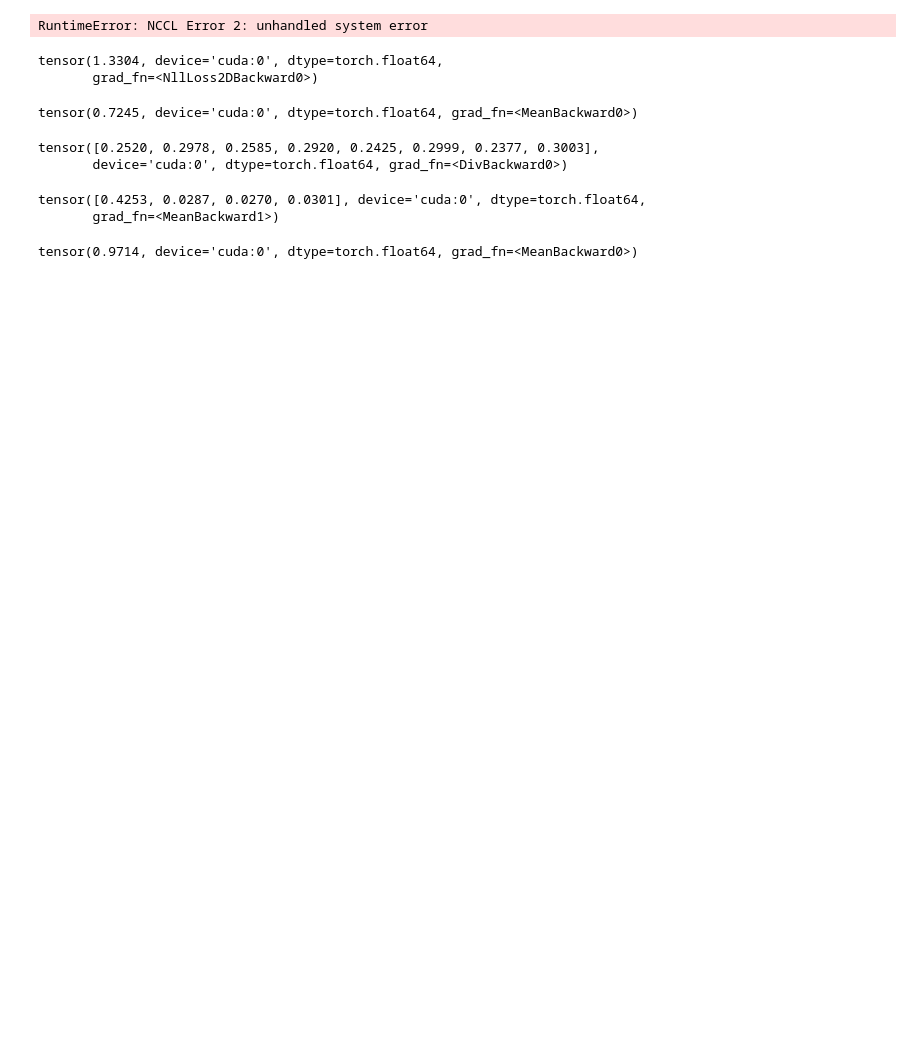
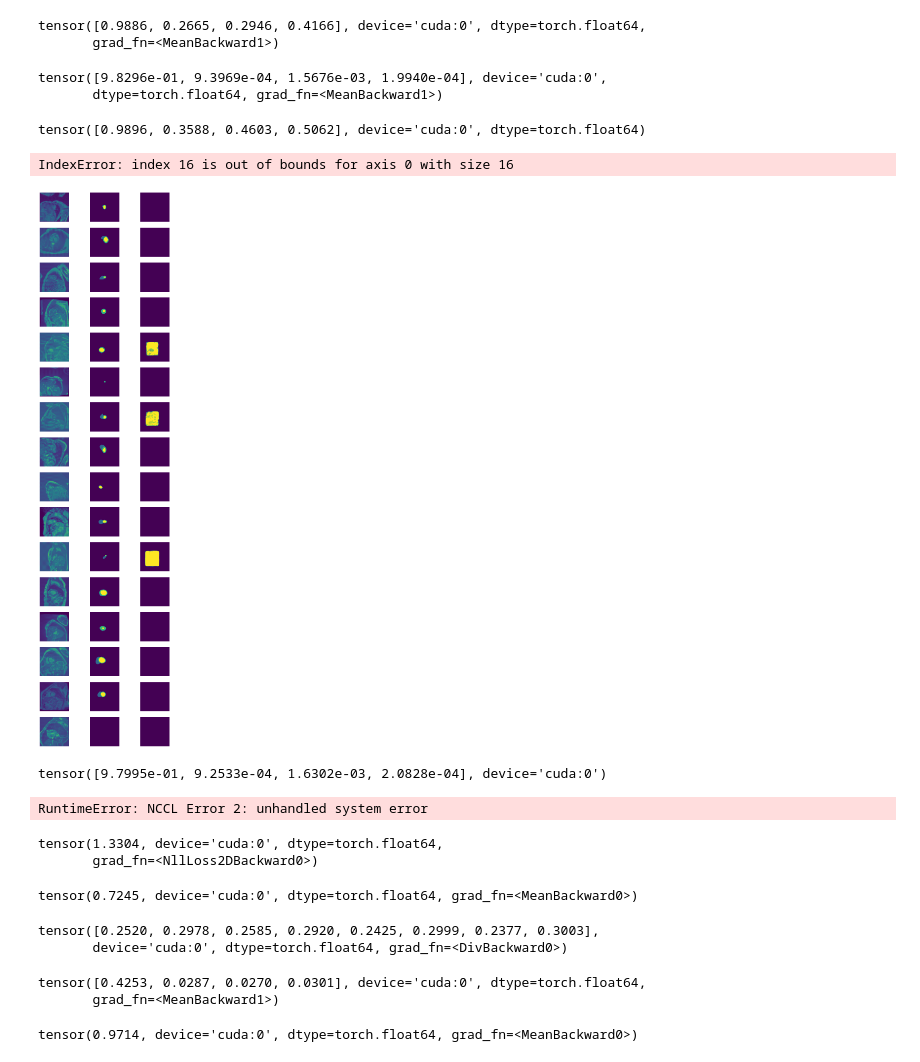
Before and after one commit to arnauddhaene/tagroi, a Jupyter notebook: notebooks/debug.ipynb, the cells around one changed output. Drawn from its saved outputs; the diff is of its cells as text; code cells hidden in the pictures; blank space fills up the shorter version.

```diff
--- a/notebooks/debug.ipynb
+++ b/notebooks/debug.ipynb
@@ -61,0 +43,2 @@ amp = True
+# %%
+model = model.to(device)
@@ -62,3 +49,43 @@ amp = True
+# %%
+images, targets = next(iter(loader_train))
+images, targets = images.double().to(device), targets.long().to(device)
+# %%
+# model.eval()
+outputs = model(images)
+# %%
+prediction = F.softmax(outputs, dim=1).argmax(dim=1)
+# %%
+# without model.eval()
+dice_score(outputs, targets)
+# %% [output]
+tensor([0.9886, 0.2665, 0.2946, 0.4166], device='cuda:0', dtype=torch.float64,
+       grad_fn=<MeanBackward1>)
+# %%
+# with model.eval()
+dice_score(outputs, targets)
+# %% [output]
+tensor([9.8296e-01, 9.3969e-04, 1.5676e-03, 1.9940e-04], device='cuda:0',
+       dtype=torch.float64, grad_fn=<MeanBackward1>)
+# %%
+# no grad
+dice_score(outputs, targets)
+# %% [output]
+tensor([0.9896, 0.3588, 0.4603, 0.5062], device='cuda:0', dtype=torch.float64)
+# %%
+fig, ax = plt.subplots(16, 3, figsize=(10, 40))
+
+for i in range(images.shape[0]):
+
+    ax[i, 0].imshow(images[i, 0].detach().cpu().numpy()), ax[i, 0].axis('off')
+    ax[i, 1].imshow(targets[i].detach().cpu().numpy()), ax[i, 1].axis('off')
+    ax[i, 2].imshow(prediction[i].detach().cpu().numpy()), ax[i, 2].axis('off')
+# %% [output]
+IndexError: index 16 is out of bounds for axis 0 with size 16
+[figure, added]
+# %%
+evaluate(model, loader_train, device)
+# %% [output]
+tensor([9.7995e-01, 9.2533e-04, 1.6302e-03, 2.0828e-04], device='cuda:0')
 # %%
 criterion = nn.CrossEntropyLoss()
 dice_criterion = DiceLoss()
```
Also changed, not shown: parts of 7 cells of this notebook, 12 other files.
